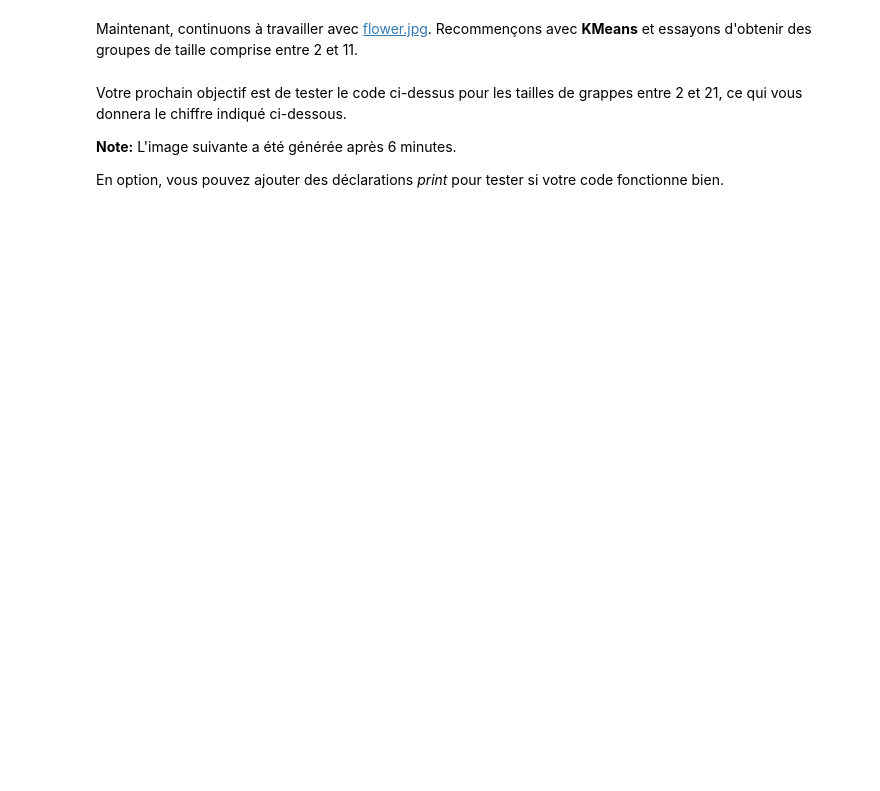
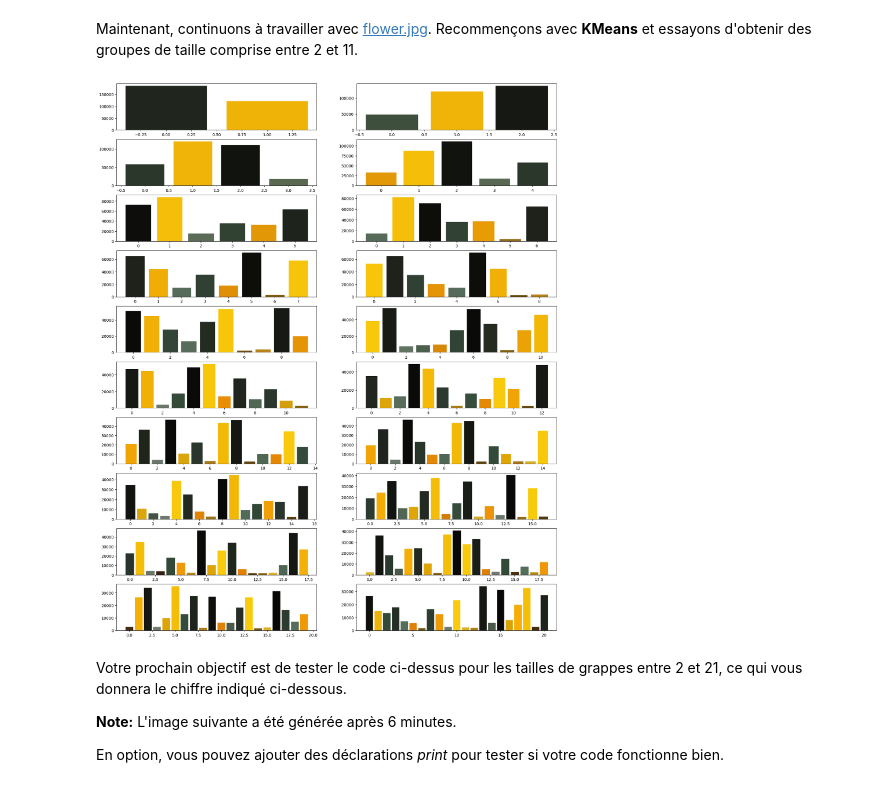
Before and after one commit to joxcat/inge.courses-s8, a Jupyter notebook: dm_ml/MachineLearning/fr/TP2/tp2.ipynb, the cells around one changed output. Drawn from its saved outputs; the diff is of its cells as text; code cells hidden in the pictures; blank space fills up the shorter version.

```diff
--- a/dm_ml/MachineLearning/fr/TP2/tp2.ipynb
+++ b/dm_ml/MachineLearning/fr/TP2/tp2.ipynb
@@ -586,35 +641,37 @@ from sklearn.cluster import KMeans
 imgfile = Image.open("../../images/flower.jpg")
 numarray = numpy.array(imgfile.getdata(), numpy.uint8)
 X = []
 Y = []
-fig, axes = plot.subplots(nrows=5, ncols=2, figsize=(20, 25))
+fig, axes = plot.subplots(nrows=10, ncols=2, figsize=(20, 25))
 xaxis = 0
 yaxis = 0
-for x in range(2, 12):
+for x in range(2, 22):
     cluster_count = x
 
     clusters = KMeans(n_clusters=cluster_count, n_init=2)
     clusters.fit(numarray)
 
     npbins = numpy.arange(0, cluster_count + 1)
     histogram = numpy.histogram(clusters.labels_, bins=npbins)
     labels = numpy.unique(clusters.labels_)
     barlist = axes[xaxis, yaxis].bar(labels, histogram[0])
     if yaxis == 0:
         yaxis = 1
     else:
         xaxis = xaxis + 1
         yaxis = 0
     for i in range(cluster_count):
         barlist[i].set_color(
             "#%02x%02x%02x"
             % (
                 math.ceil(clusters.cluster_centers_[i][0]),
                 math.ceil(clusters.cluster_centers_[i][1]),
                 math.ceil(clusters.cluster_centers_[i][2]),
             )
         )
 plot.show()
+# %% [output]
+[figure, added]
 # %% [markdown]
 Votre prochain objectif est de tester le code ci-dessus pour les tailles de grappes entre 2 et 21, ce qui vous donnera le chiffre indiqué ci-dessous.
 
```
Also changed, not shown: parts of 13 cells of this notebook, 2 other files.
